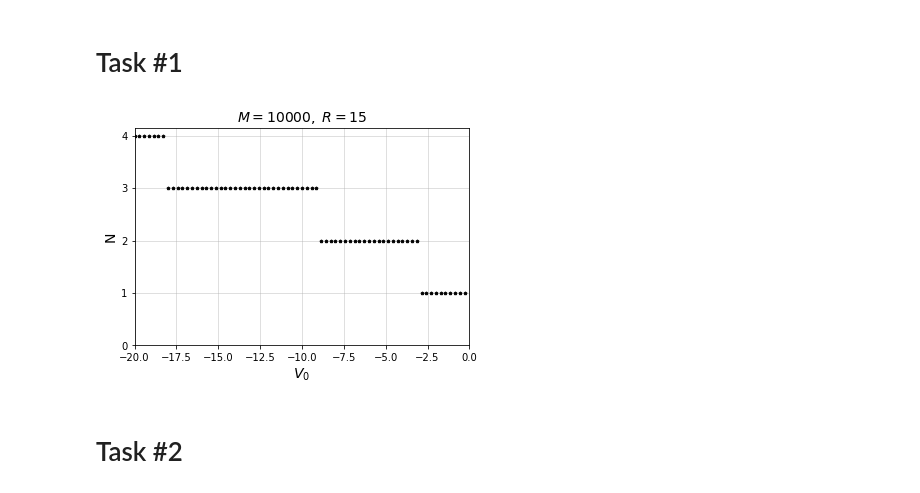
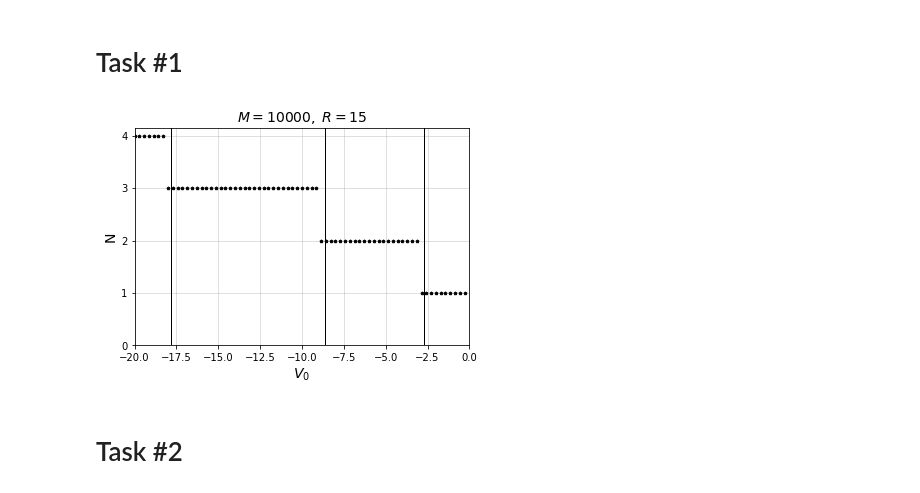
Before and after one commit to MrKozelberg/gaussian_wall, a Jupyter notebook: task_1/script.ipynb, the cells around one changed output. Cells and saved outputs as stored; diff of their text form; code cells hidden in the pictures.

```diff
--- a/task_1/script.ipynb
+++ b/task_1/script.ipynb
@@ -10,24 +10,24 @@ from matplotlib import cm
 data = np.genfromtxt('output/N_vs_v0.txt')
 # %%
 plt.plot(data[:, 0], data[:, 1], linestyle='', marker='p', color='black', ms=3)
-# plt.axvline(x=-2.684, color='black', linestyle='-', linewidth=1)
-# plt.axvline(x=-8.650, color='black', linestyle='-', linewidth=1)
-# plt.axvline(x=-17.796, color='black', linestyle='-', linewidth=1)
+plt.axvline(x=-2.684, color='black', linestyle='-', linewidth=1)
+plt.axvline(x=-8.650, color='black', linestyle='-', linewidth=1)
+plt.axvline(x=-17.796, color='black', linestyle='-', linewidth=1)
 
 
 plt.xlabel(r'$V_0$', fontsize=14)
 plt.ylabel('N', fontsize=14)
 
 plt.title(r'$M=10000,\; R=15$', fontsize=14)
 
 plt.yticks([0,1,2,3,4])
 plt.xlim(data[-1, 0], 0)
 
 plt.grid(alpha=0.5)
 
 plt.savefig('figures/num_eigen_vs_v0.pdf')
 # %% [output]
-[figure, old version]
+[figure, new version]
 # %% [markdown]
 # Task \#2
 # %%
```
Also changed, not shown: 10 other files.
